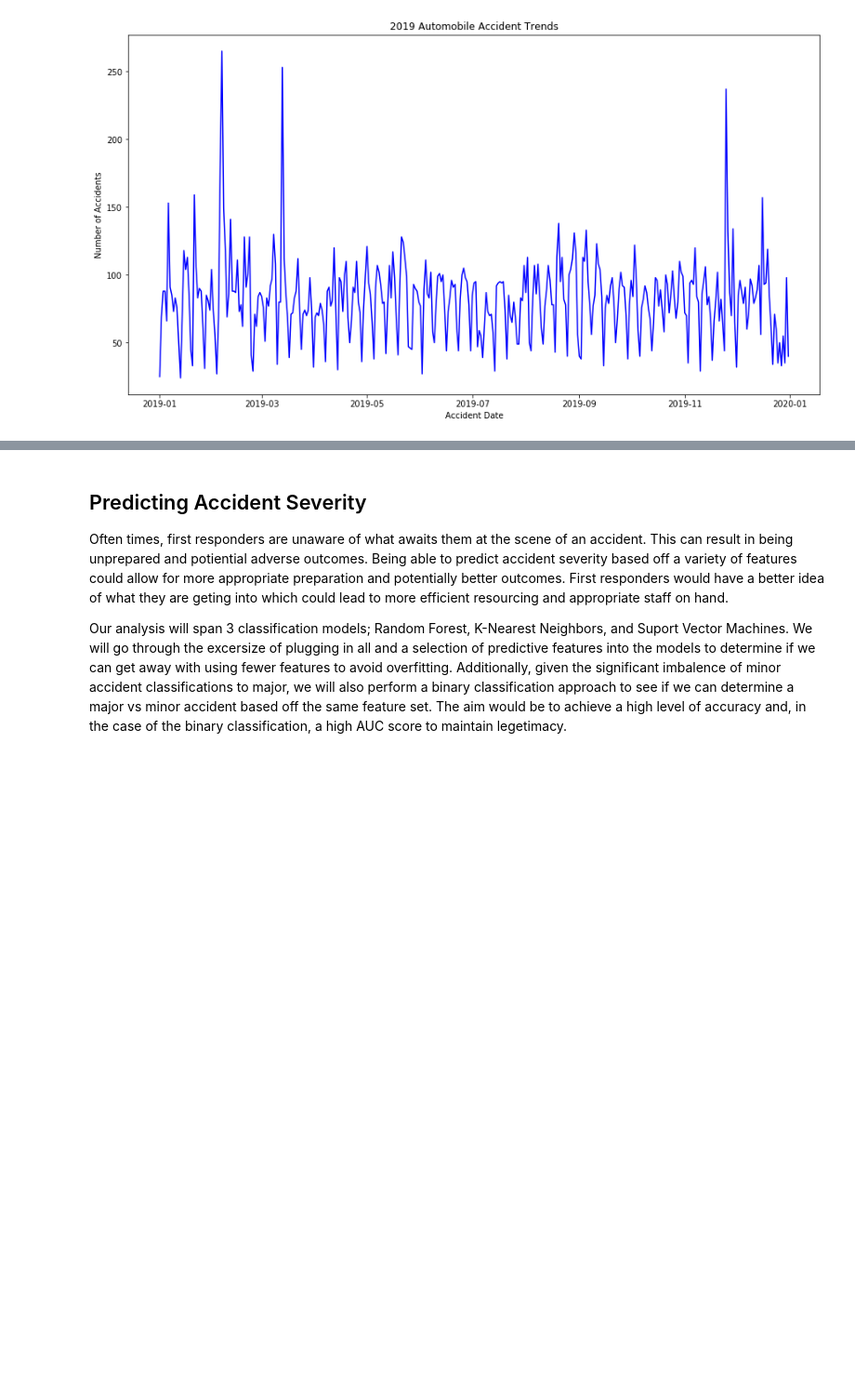
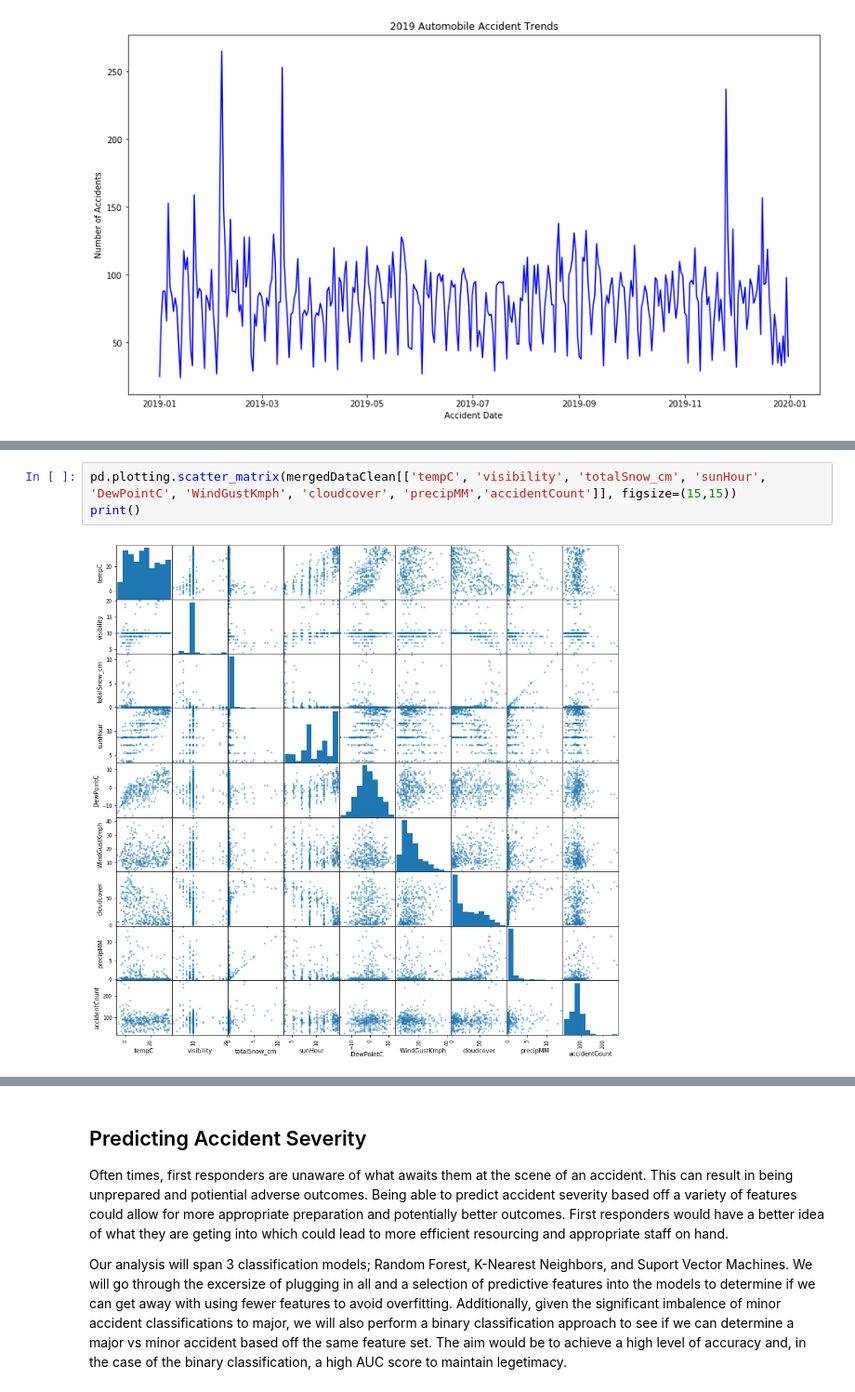
Before and after one commit to ckyle25/dSFinalProject2020, a Jupyter notebook: Final Project.ipynb, the cells around one changed output, grey strips where cells are left out. Shown: that part at 93% size. Drawn from its saved outputs; the diff is of its cells as text; blank space fills up the shorter version.

```diff
--- a/Final Project.ipynb
+++ b/Final Project.ipynb
@@ -189,0 +196,5 @@ Insert Content
+# %%
+pd.plotting.scatter_matrix(mergedDataClean[['tempC', 'visibility', 'totalSnow_cm', 'sunHour', 'DewPointC', 'WindGustKmph', 'cloudcover', 'precipMM','accidentCount']], figsize=(15,15))
+print()
+# %% [output]
+[figure, added]
```
Also changed, not shown: parts of 27 cells of this notebook.
